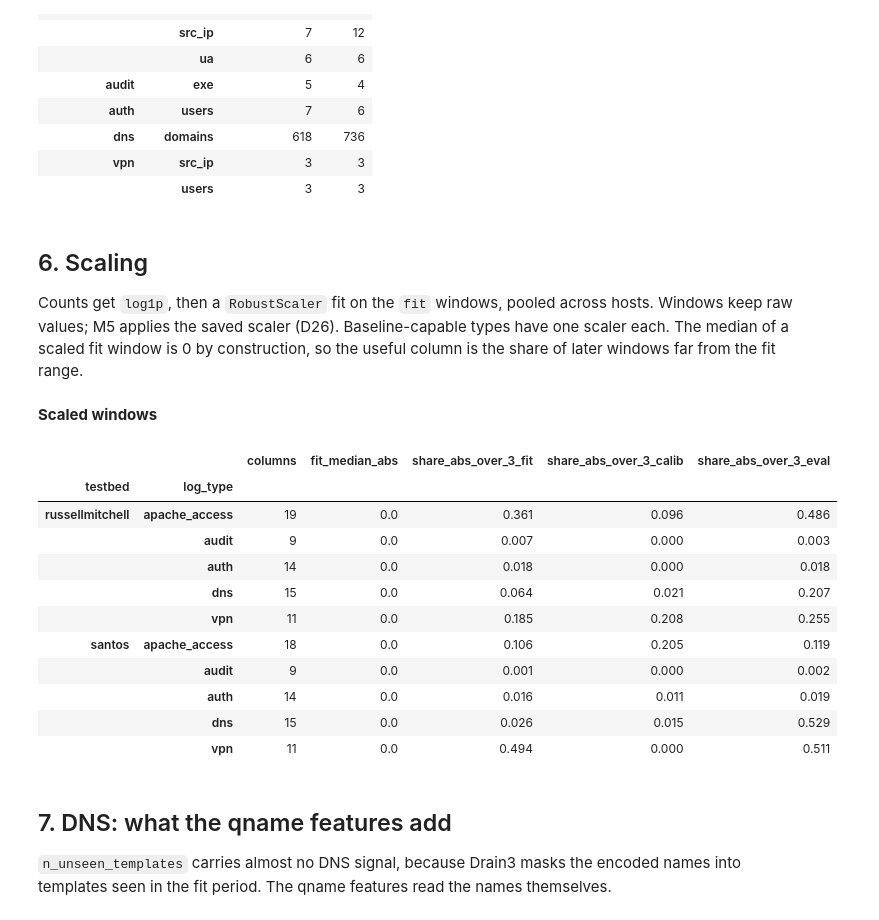
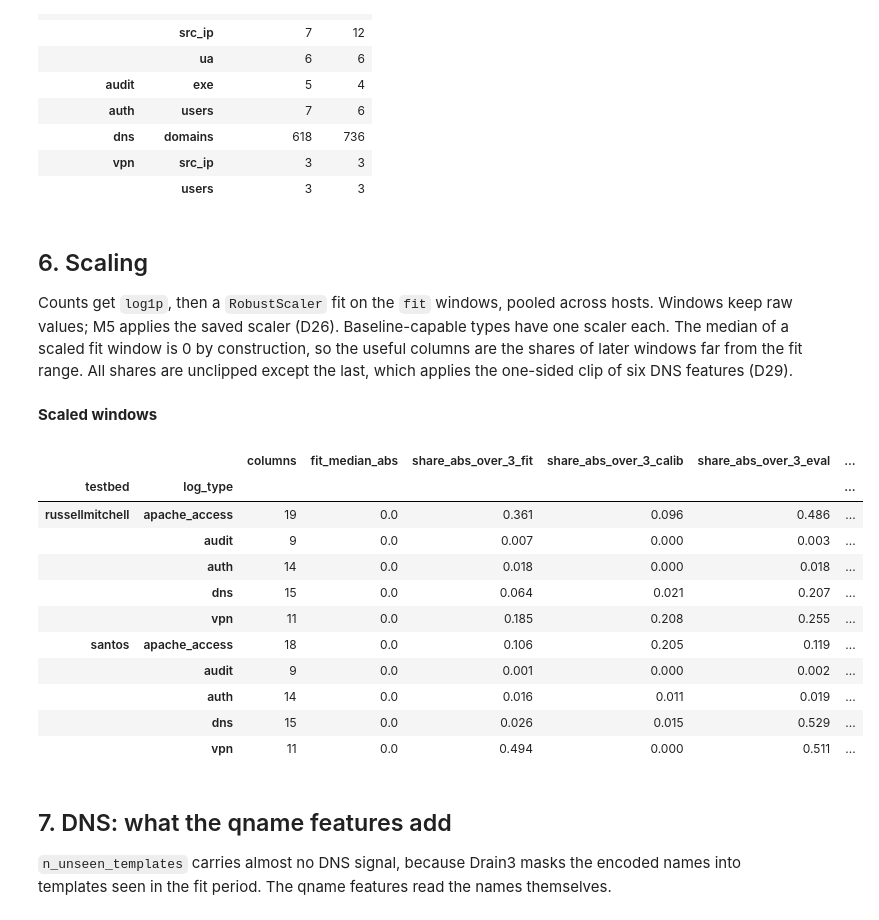
Before and after one commit to EmirSalmanDev/cmpe412, a Jupyter notebook: notebooks/02_preparation.ipynb, the cells around one changed output. Drawn from its saved outputs; the diff is of its cells as text; code cells hidden in the pictures.

```diff
--- a/notebooks/02_preparation.ipynb
+++ b/notebooks/02_preparation.ipynb
@@ -279,43 +279,45 @@ show(
 # %% [markdown]
 ## 6. Scaling
 
-Counts get `log1p`, then a `RobustScaler` fit on the `fit` windows, pooled across hosts. Windows keep raw values; M5 applies the saved scaler (D26). Baseline-capable types have one scaler each. The median of a scaled fit window is 0 by construction, so the useful column is the share of later windows far from the fit range.
+Counts get `log1p`, then a `RobustScaler` fit on the `fit` windows, pooled across hosts. Windows keep raw values; M5 applies the saved scaler (D26). Baseline-capable types have one scaler each. The median of a scaled fit window is 0 by construction, so the useful columns are the shares of later windows far from the fit range. All shares are unclipped except the last, which applies the one-sided clip of six DNS features (D29).
 # %%
 rows = []
 for name, path in directories.items():
     for file in sorted((path / SCALER_DIR).glob("*.json")):
         scaler = FeatureScaler.load(file)
         frame = windows[name][file.stem]
         scaled = {
-            period: scaler.transform(frame[frame["period"] == period])
+            period: scaler.transform(frame[frame["period"] == period], clip=False)
             for period in ("fit", "calib", "eval")
         }
+        clipped = scaler.transform(frame[frame["period"] == "eval"])
         rows.append(
             {
                 "testbed": name,
                 "log_type": file.stem,
                 "columns": len(scaler.columns),
                 "fit_median_abs": float(np.abs(np.median(scaled["fit"], axis=0)).max()),
                 "share_abs_over_3_fit": float((np.abs(scaled["fit"]) > 3).any(axis=1).mean()),
                 "share_abs_over_3_calib": float((np.abs(scaled["calib"]) > 3).any(axis=1).mean()),
                 "share_abs_over_3_eval": float((np.abs(scaled["eval"]) > 3).any(axis=1).mean()),
+                "share_abs_over_3_eval_clipped": float((np.abs(clipped) > 3).any(axis=1).mean()),
             }
         )
 show("Scaled windows", pd.DataFrame(rows).set_index(["testbed", "log_type"]).round(3))
 # %% [output]
 **Scaled windows**
-|  |  | columns | fit_median_abs | share_abs_over_3_fit | share_abs_over_3_calib | share_abs_over_3_eval |
-| testbed | log_type |  |  |  |  |  |
-| russellmitchell | apache_access | 19 | 0.0 | 0.361 | 0.096 | 0.486 |
-|  | audit | 9 | 0.0 | 0.007 | 0.000 | 0.003 |
-|  | auth | 14 | 0.0 | 0.018 | 0.000 | 0.018 |
-|  | dns | 15 | 0.0 | 0.064 | 0.021 | 0.207 |
-|  | vpn | 11 | 0.0 | 0.185 | 0.208 | 0.255 |
-| santos | apache_access | 18 | 0.0 | 0.106 | 0.205 | 0.119 |
-|  | audit | 9 | 0.0 | 0.001 | 0.000 | 0.002 |
-|  | auth | 14 | 0.0 | 0.016 | 0.011 | 0.019 |
-|  | dns | 15 | 0.0 | 0.026 | 0.015 | 0.529 |
-|  | vpn | 11 | 0.0 | 0.494 | 0.000 | 0.511 |
+|  |  | columns | fit_median_abs | share_abs_over_3_fit | share_abs_over_3_calib | share_abs_over_3_eval | ... |
+| testbed | log_type |  |  |  |  |  | ... |
+| russellmitchell | apache_access | 19 | 0.0 | 0.361 | 0.096 | 0.486 | ... |
+|  | audit | 9 | 0.0 | 0.007 | 0.000 | 0.003 | ... |
+|  | auth | 14 | 0.0 | 0.018 | 0.000 | 0.018 | ... |
+|  | dns | 15 | 0.0 | 0.064 | 0.021 | 0.207 | ... |
+|  | vpn | 11 | 0.0 | 0.185 | 0.208 | 0.255 | ... |
+| santos | apache_access | 18 | 0.0 | 0.106 | 0.205 | 0.119 | ... |
+|  | audit | 9 | 0.0 | 0.001 | 0.000 | 0.002 | ... |
+|  | auth | 14 | 0.0 | 0.016 | 0.011 | 0.019 | ... |
+|  | dns | 15 | 0.0 | 0.026 | 0.015 | 0.529 | ... |
+|  | vpn | 11 | 0.0 | 0.494 | 0.000 | 0.511 | ... |
 # %% [markdown]
 ## 7. DNS: what the qname features add
 
```
Also changed, not shown: parts of 1 cell of this notebook, 8 other files.
